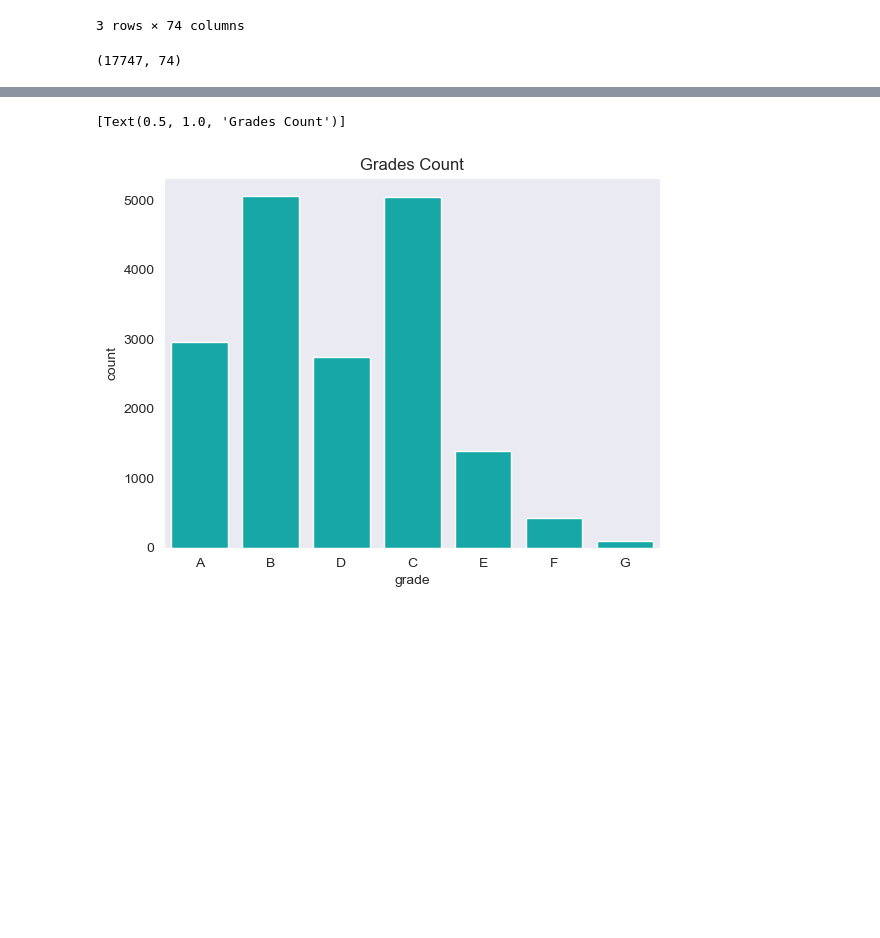
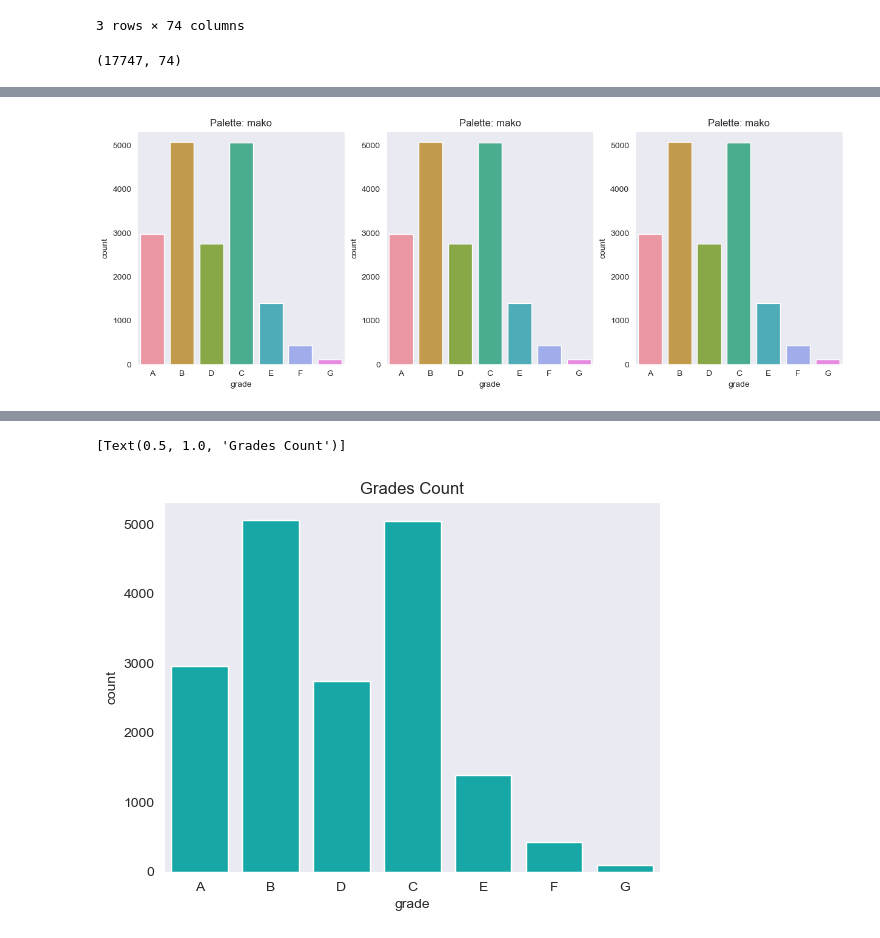
Before and after one commit to fburnelli/cas-de-stat-vis, a Jupyter notebook: visualisation.ipynb, the cells around one changed output, grey strips where cells are left out. Saved outputs shown, nothing was run; the diff lists cells and outputs as text; code cells hidden in the pictures; blank space fills up the shorter version.

```diff
--- a/visualisation.ipynb
+++ b/visualisation.ipynb
@@ -88,0 +96,13 @@ sns.countplot(data=df, x="grade")
+# %%
+palettes = ['RdBu', 'Blues', 'colorblind']
+palettes = ['mako', 'mako', 'mako']
+
+# Create subplots
+fig, axes = plt.subplots(1, 3, figsize=(15, 5))
+
+for i, p in enumerate(palettes):
+    sns.set_palette(p)
+    sns.countplot(df,x='grade', ax=axes[i])
+    axes[i].set_title(f'Palette: {p}')
+# %% [output]
+[figure, added]
```
Also changed, not shown: parts of 155 cells of this notebook.
